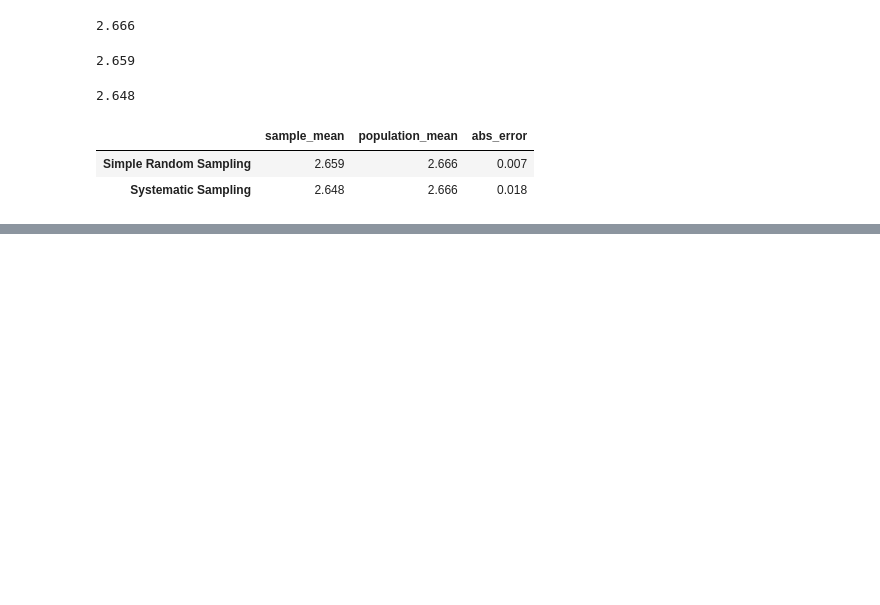
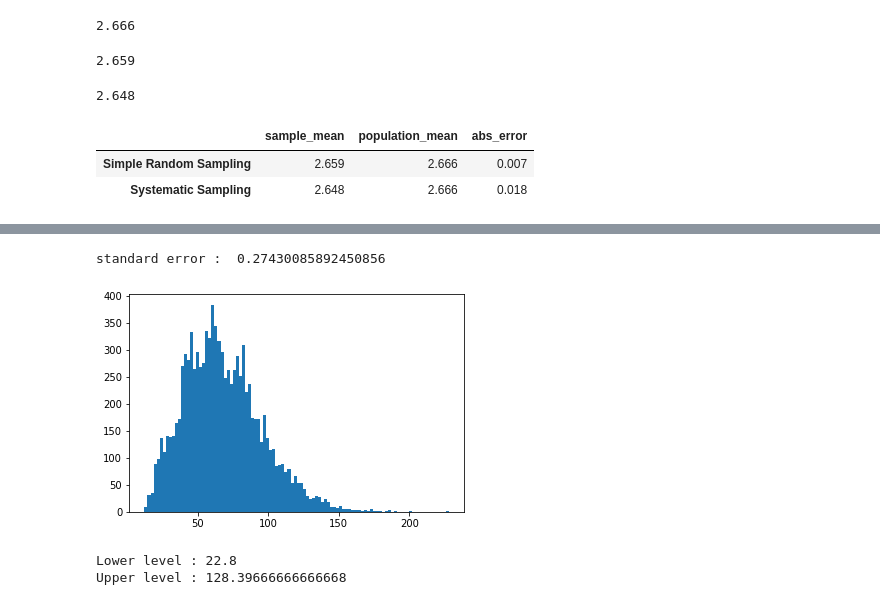
Before and after one commit to kapilkumar2001/restaurents_data_analysis_and_visualization, a Jupyter notebook: Project_201951079_201951060.ipynb, the cells around one changed output, grey strips where cells are left out. Saved outputs shown, nothing was run; the diff lists cells and outputs as text; code cells hidden in the pictures; blank space fills up the shorter version.

```diff
--- a/Project_201951079_201951060.ipynb
+++ b/Project_201951079_201951060.ipynb
@@ -510,0 +540,27 @@ outcomes.sort_values(by='abs_error')
+# %%
+number_of_samples=10000 # R times
+size_of_sample=300  # n
+sample_mean=[]
+for i in range(number_of_samples):
+    # Calulate mean for n samples
+    sample_mean.append(np.mean(np.random.choice(data,size_of_sample,replace=True)))
+# %%
+_=plt.hist(sample_mean,bins=100)
+standard_error=np.std(sample_mean)/math.sqrt(len(sample_mean))
+print("standard error : ", standard_error)
+# %% [output]
+standard error :  0.27430085892450856
+[figure, added]
+# %%
+# confidence interval
+
+CI=0.95
+sorted_means=np.sort(sample_mean)
+l=len(sorted_means)
+idx=math.floor(l*((1-CI)/2))
+
+print("Lower level :", sorted_means[idx])
+print("Upper level :", sorted_means[l-idx-1])
+# %% [output]
+Lower level : 22.8
+Upper level : 128.39666666666668
```
Also changed, not shown: parts of 6 cells of this notebook.
